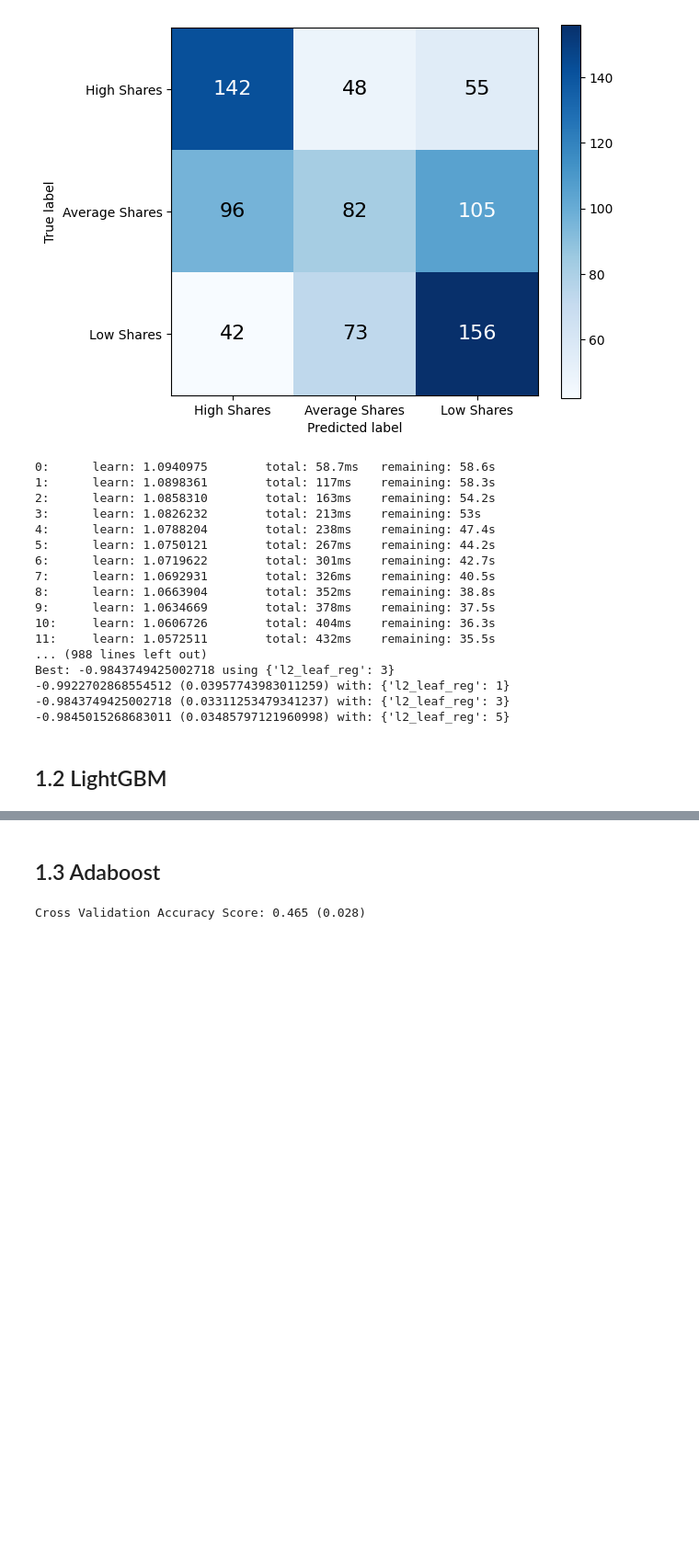
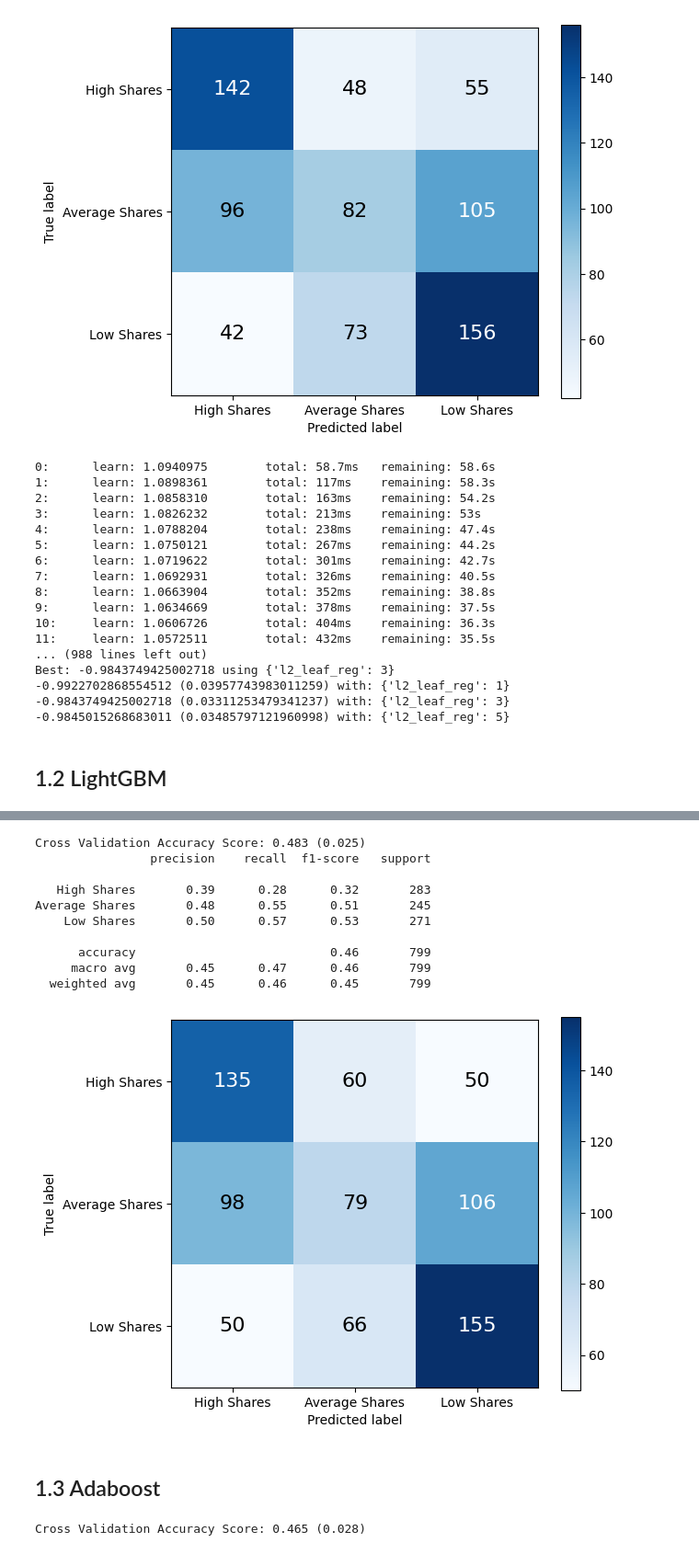
Before and after one commit to ChuanPoYan/IS4242-Project, a Jupyter notebook: The Smart Local Modelling.ipynb, the cells around one changed output, grey strips where cells are left out. Shown at 92% size. Saved outputs shown, nothing was run; the diff lists cells and outputs as text; code cells hidden in the pictures; blank space fills up the shorter version.

```diff
--- a/The Smart Local Modelling.ipynb
+++ b/The Smart Local Modelling.ipynb
@@ -48,9 +48,6 @@ def evaluate_model(y_true, y_pred):
     print(classification_report(y_true=y_true,
                                 y_pred=y_pred,
                                 target_names=labels))
-
-    accuracy = accuracy_score(y_true, y_pred)
-    print(f'Accuracy: {accuracy:.3f}')
 
     cm = confusion_matrix(y_true=y_true,
                           y_pred=y_pred,
@@ -86,7 +83,7 @@ def get_best_params(model, grid, X, y, is_iterate_all):
                            param_grid=grid,
                            n_jobs=-1,
                            cv=cv,
-                           scoring='neg_log_loss',
+                           scoring='accuracy',
                            error_score=0)
     else:
         scv = RandomizedSearchCV(estimator=model,
@@ -94,7 +91,7 @@ def get_best_params(model, grid, X, y, is_iterate_all):
                                  n_iter=10,
                                  n_jobs=-1,
                                  cv=None,
-                                 scoring='neg_log_loss',
+                                 scoring='accuracy',
                                  random_state=rand_state)
 
     grid_result = scv.fit(X, y)
@@ -217,4 +212,34 @@ Accuracy: 0.454
 [figure]
+# %%
+lgb_GS = GridSearchCV(lgb.LGBMClassifier(),
+                      {
+                          'max_depth': [2, 5, 10],
+                          'n_estimators': range(60, 220, 40),
+                          'learning_rate': [0.1, 0.01]
+                      })
+
+lgb_GS = lgb_GS.fit(X_train, y_train.to_numpy().ravel())
+
+lgb_best_model = lgb_GS.best_estimator_
+print(lgb_best_model)
+
+get_mean_cvs(lgb_best_model, X_train, y_train.to_numpy().ravel())
+
+lgb_base_model.fit(X_train, y_train)
+y_pred_lgb_base = lgb_best_model.predict(X_test)
+evaluate_model(y_test, y_pred_lgb_base)
+# %% [output]
+Cross Validation Accuracy Score: 0.483 (0.025)
+                precision    recall  f1-score   support
+
+   High Shares       0.39      0.28      0.32       283
+Average Shares       0.48      0.55      0.51       245
+    Low Shares       0.50      0.57      0.53       271
+
+      accuracy                           0.46       799
+     macro avg       0.45      0.47      0.46       799
+  weighted avg       0.45      0.46      0.45       799
+[figure, added]
 # %% [markdown]
 ## 1.3 Adaboost
 # %%
```
Also changed, not shown: parts of 1 cell of this notebook.
